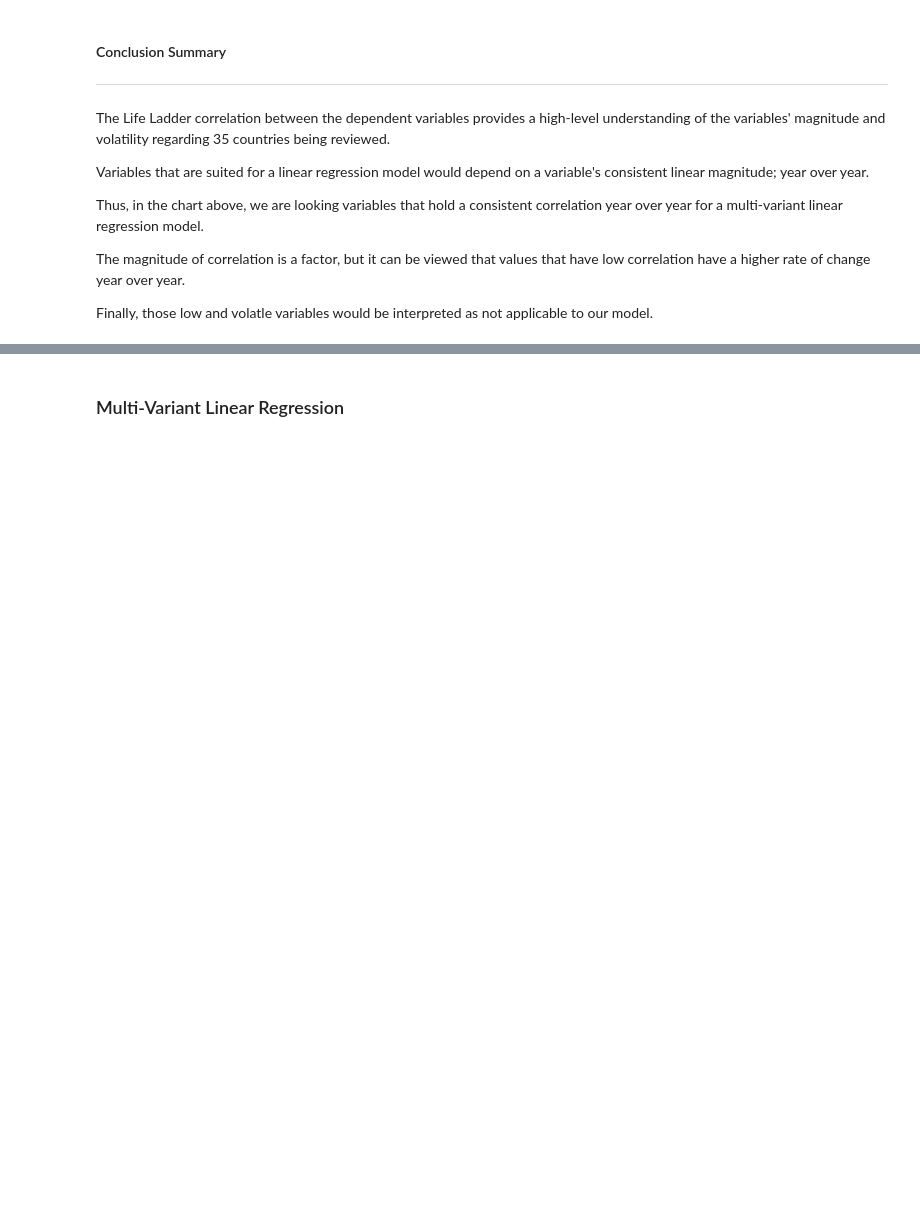
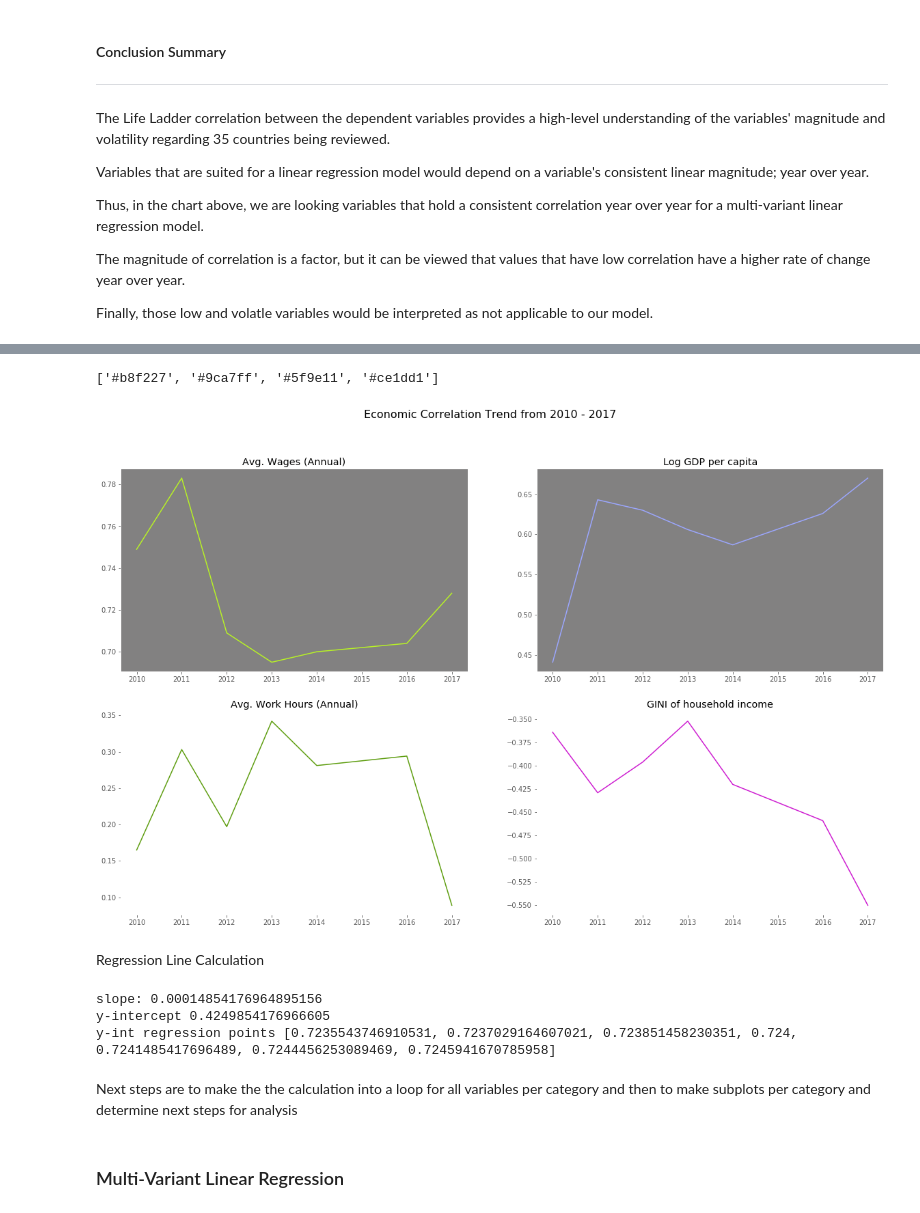
Before and after one commit to JosefinaAureaAmaro/04_Project_Python_MachineLearning, a Jupyter notebook: static/py/Josefina_Machine_Learning.ipynb, the cells around one changed output, grey strips where cells are left out. Drawn from its saved outputs; the diff is of its cells as text; code cells hidden in the pictures; blank space fills up the shorter version.

Commit message:
to update progresss on ML - Linear Regression Calc.

```diff
--- a/static/py/Josefina_Machine_Learning.ipynb
+++ b/static/py/Josefina_Machine_Learning.ipynb
@@ -408,0 +649,14 @@ Each structure will provide 2 insights:
+# %%
+# to use consistent colors for variables across charts
+colors_dict = {}
+
+i = 0
+
+while i < len(dep_var_columns):
+    colors_dict.update({dep_var_columns[i]:colors[i]})
+
+    print(f"Updated Color Dictionary to have variable with color: {dep_var_columns[i]}/{colors[i]}")
+
+    i += 1
+
+colors_dict
@@ -409 +696,65 @@ Each structure will provide 2 insights:
+# %%
+# to create a color pallet for economic variables that match master correlation chart
+economic_colors = []
+economic_index_values = [2,6,9,13]
+
+for index in economic_index_values:
+    economic_colors.append(colors[index])
+
+economic_colors
+# %% [output]
+['#b8f227', '#9ca7ff', '#5f9e11', '#ce1dd1']
+# %%
+X = list(economic_df['Year'].values)
+y_avg = list(economic_df['Avg. Wages (Annual)'].values)
+y_log_gdp = list(economic_df['Log GDP per capita'].values)
+y_gini = list(economic_df['GINI index'].values)
+y_hrs = list(economic_df['Avg. Work Hours (Annual)'].values)
+# %%
+# to make a list of category attributes
+y_values = [y_avg, y_log_gdp, y_gini, y_hrs]
+set_face_colors = ['#828181','#828181','#ffffff','#ffffff']
+set_titles_values = ['Avg. Wages (Annual)','Log GDP per capita','Avg. Work Hours (Annual)','GINI of household income']
+
+# to plot a chart for all economic factors
+fig = plt.figure()
+fig.suptitle('Economic Correlation Trend from 2010 - 2017', fontsize=16)
+fig.subplots_adjust(hspace=0.2)
+for i in range(1, 5):
+    ax = fig.add_subplot(2, 2, i)
+    ax.plot(X, y_values[(i-1)], color= economic_colors[(i-1)])
+    ax.grid(False)
+    ax.set_facecolor(set_face_colors[(i-1)])
+    ax.set_title(set_titles_values[(i-1)])
+# %% [output]
+[figure, added]
+# %% [markdown]
+Regression Line Calculation
+# %%
+xs = economic_df['Year'].values
+ys = economic_df['Avg. Wages (Annual)'].values
+
+def best_fit_slope_and_intercept(xs,ys):
+    m = (((mean(xs)*mean(ys)) - mean(xs*ys)) /
+         ((mean(xs)*mean(xs)) - mean(xs*xs)))
+
+    b = mean(ys) - m*mean(xs)
+
+    return m, b
+
+m, b = best_fit_slope_and_intercept(xs,ys)
+
+print(f'slope: {m}')
+print(f'y-intercept {b}')
+
+
+regression_line = [(m*x)+b for x in xs]
+
+print(f'y-int regression points {regression_line}')
+# %% [output]
+slope: 0.00014854176964895156
+y-intercept 0.4249854176966605
+y-int regression points [0.7235543746910531, 0.7237029164607021, 0.723851458230351, 0.724, 0.7241485417696489, 0.7244456253089469, 0.7245941670785958]
+# %% [markdown]
+Next steps are to make the the calculation into a loop for all variables per category and then to make subplots per category and determine next steps for analysis
 # %% [markdown]
```
Also changed, not shown: parts of 48 cells of this notebook, 1 other file.
